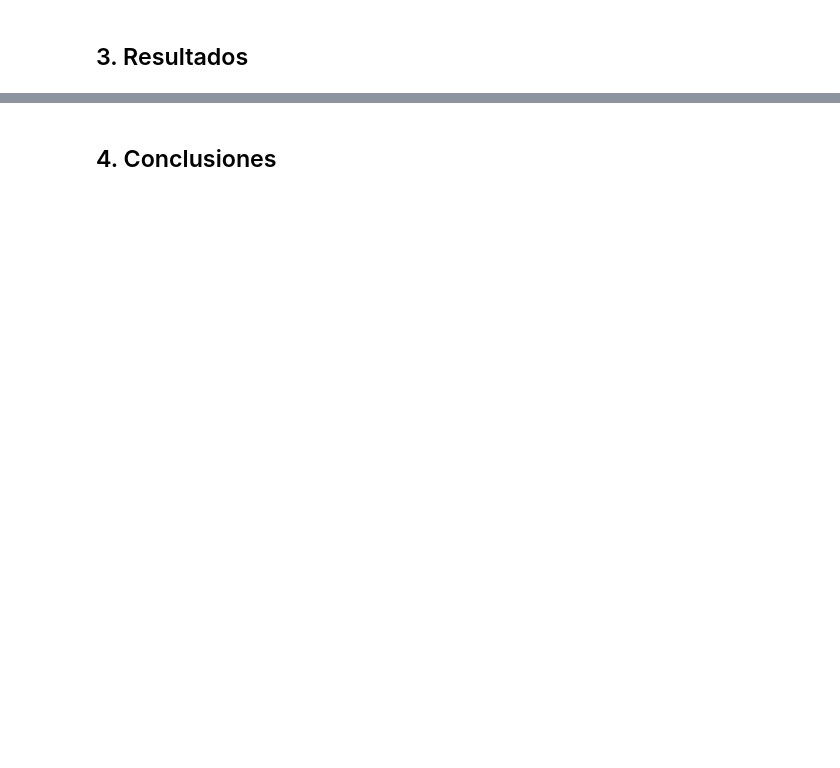
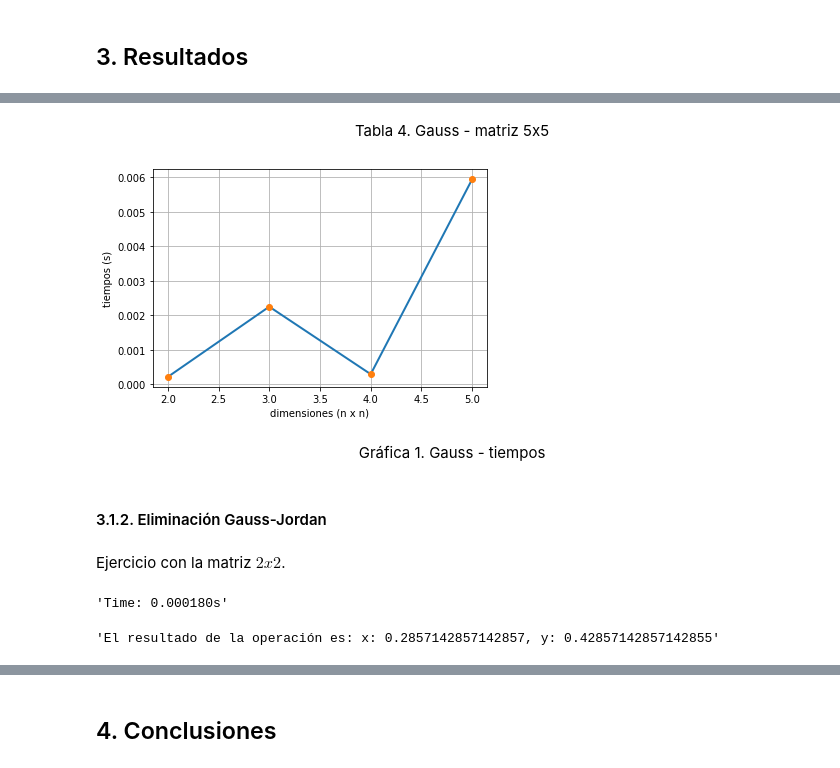
Before and after one commit to smaje99/numerical-methods-udla, a Jupyter notebook: sistema de ecuaciones lineales.ipynb, the cells around one changed output, grey strips where cells are left out. Saved outputs shown, nothing was run; the diff lists cells and outputs as text; code cells hidden in the pictures; blank space fills up the shorter version.

Commit message:
🚧 Add exercise and benchmarking

```diff
--- a/sistema de ecuaciones lineales.ipynb
+++ b/sistema de ecuaciones lineales.ipynb
@@ -624,0 +782,13 @@ def gauss_seidel(
+# %%
+table = []
+
+x, t = solve(
+    matrices[4]['A'],
+    matrices[4]['b'],
+    gauss,
+    table
+)
+
+times.append(t)
+
+f'Time: {t:.6f}s'
@@ -624,0 +821,13 @@ def gauss_seidel(
+# %%
+table = []
+
+x, t = solve(
+    matrices[5]['A'],
+    matrices[5]['b'],
+    gauss,
+    table
+)
+
+times.append(t)
+
+f'Time: {t:.6f}s'
@@ -624,0 +859,42 @@ def gauss_seidel(
+# %% [markdown]
+<div align="center">
+    Tabla 4. Gauss - matriz 5x5
+</div>
+# %%
+benchmarking.append([times, 'Gauss'])
+
+plt.plot([2, 3, 4, 5], times, linewidth=2.0)
+plt.plot([2, 3, 4, 5], times, 'o', linewidth=2.0)
+
+plt.xlabel('dimensiones (n x n)')
+plt.ylabel('tiempos (s)')
+plt.grid()
+plt.show()
+# %% [output]
+[figure, added]
+# %% [markdown]
+<div align="center">
+    Gráfica 1. Gauss - tiempos
+</div>
+# %% [markdown]
+#### 3.1.2. Eliminación Gauss-Jordan
+# %% [markdown]
+Ejercicio con la matriz $2x2$.
+# %%
+table = []
+
+x, t = solve(
+    matrices[2]['A'],
+    matrices[2]['b'],
+    gauss_jordan,
+    table
+)
+
+times = [t]
+f'Time: {t:.6f}s'
+# %% [output]
+'Time: 0.000180s'
+# %%
+f'El resultado de la operación es: x: {x[0]}, y: {x[1]}'
+# %% [output]
+'El resultado de la operación es: x: 0.2857142857142857, y: 0.42857142857142855'
```
Also changed, not shown: parts of 134 cells of this notebook.
